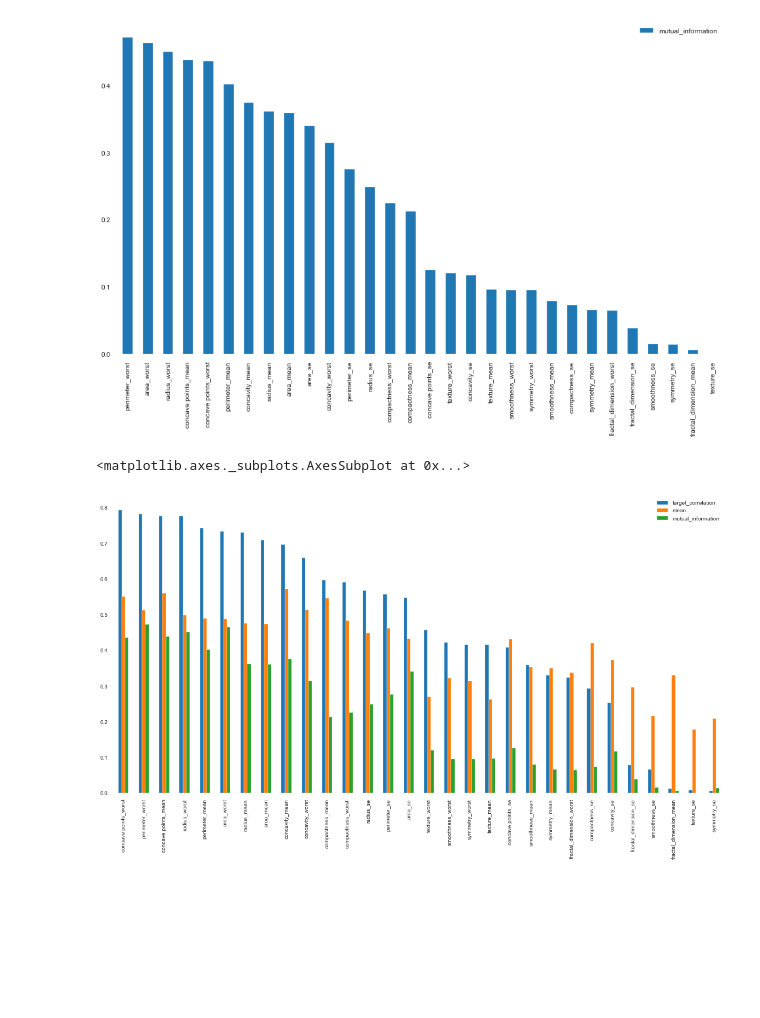
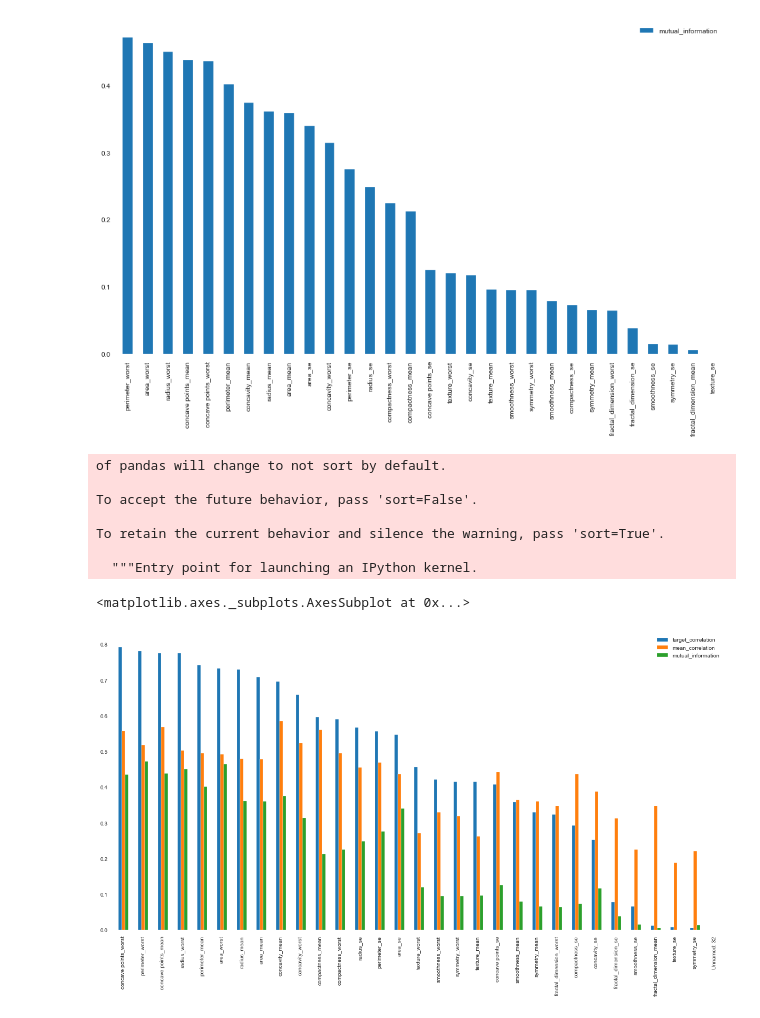
Before and after one commit to NautiyalAmit/Data-Science-Application-Feature-Selection, a Jupyter notebook: Feature Ranking And Selection .ipynb, the cells around one changed output. Cells and saved outputs as stored; diff of their text form; code cells hidden in the pictures; blank space fills up the shorter version.

```diff
--- a/Feature Ranking And Selection .ipynb
+++ b/Feature Ranking And Selection .ipynb
@@ -41,11 +45,5 @@ df=pd.read_csv('./data.csv')
 df['diagnosis'] =df['diagnosis'].apply(lambda x: 1 if x =="M" else 0)
 y = df['diagnosis']
 
-X = df.drop(['diagnosis','id'],axis=1)
+X = df.drop(['diagnosis','id','Unnamed: 32'],axis=1)
 feature_cols = X.columns.to_list()
-# plot the correlation heatmap
-plt.figure(figsize=(16,10))
-
-sns.heatmap(corr_matrix,annot=True,
-        xticklabels=df.columns,
-        yticklabels=df.columns)
@@ -55,6 +52,14 @@ sns.heatmap(corr_matrix,annot=True,
 # %%
+# plot the correlation heatmap
+plt.figure(figsize=(16,10))
+
+sns.heatmap(corr_matrix,annot=True,
+        xticklabels=df.columns,
+        yticklabels=df.columns)
 #Correlation with output variable
 cor_target = abs(df.corr()["diagnosis"])
 
-mean_correlation = abs(df.corr()).describe().T['mean']
-corr_ranking = pd.DataFrame([cor_target,mean_correlation]).T.rename(columns={"diagnosis": "target_correlation", "B": "mean_correlation"})
+mean_correlation = abs(X.corr()).describe().T['mean']
+
+corr_ranking = pd.DataFrame([cor_target,mean_correlation]).T.rename(columns={"diagnosis": "target_correlation", "mean": "mean_correlation"})
+corr_ranking.drop(['id','diagnosis'],axis=0,inplace=True)
@@ -114,7 +119,7 @@ Selected Features: [False False False False False False False False False False
  False False False  True False False]
 Feature Ranking: ['smoothness_se', 'concavity_se', 'concave points_se', 'radius_se', 'compactness_worst', 'perimeter_se', 'compactness_se', 'compactness_mean', 'concave points_worst', 'texture_worst', ...
 # %%
-mutual_info = np.array(mutual_info_classif(X_, y, discrete_features='auto', n_neighbors=3, copy=True, random_state=42))
+mutual_info = np.array(mutual_info_classif(X, y, discrete_features='auto', n_neighbors=3, copy=True, random_state=42))
 
 mutual_info= pd.DataFrame(mutual_info,columns=["mutual_information"],index=feature_cols)
 
@@ -124,7 +129,14 @@ mutual_info.sort_values(by='mutual_information',ascending=False)\
 <matplotlib.axes._subplots.AxesSubplot at 0x...>
 [figure]
 # %%
-pd.concat([corr_ranking.drop(['id','diagnosis']) , mutual_info],axis=1).sort_values(by=['target_correlation','mean','mutual_information'],ascending=False).plot(kind='bar',figsize=(20,10))
+pd.concat([corr_ranking , mutual_info],axis=1).sort_values(by=['target_correlation','mean_correlation','mutual_information'],ascending=False).plot(kind='bar',figsize=(20,10))
 # %% [output]
-<matplotlib.axes._subplots.AxesSubplot at 0x...>
+of pandas will change to not sort by default.
+
+To accept the future behavior, pass 'sort=False'.
+
+To retain the current behavior and silence the warning, pass 'sort=True'.
+
+  """Entry point for launching an IPython kernel.
+<matplotlib.axes._subplots.AxesSubplot at 0x...>
-[figure, old version]
+[figure, new version]
```
Also changed, not shown: parts of 8 cells of this notebook.
